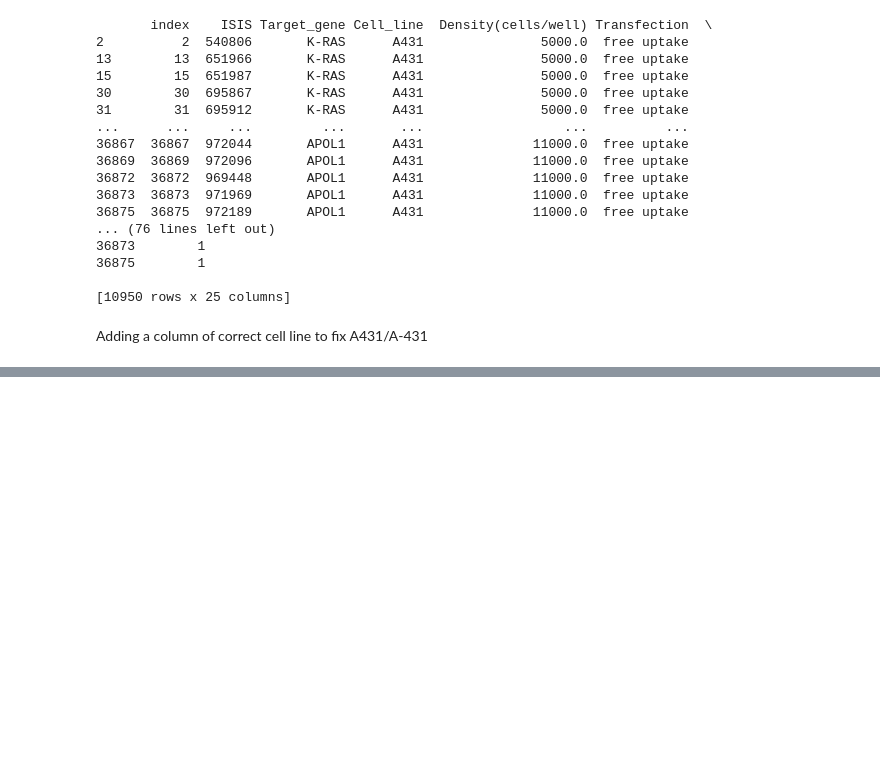
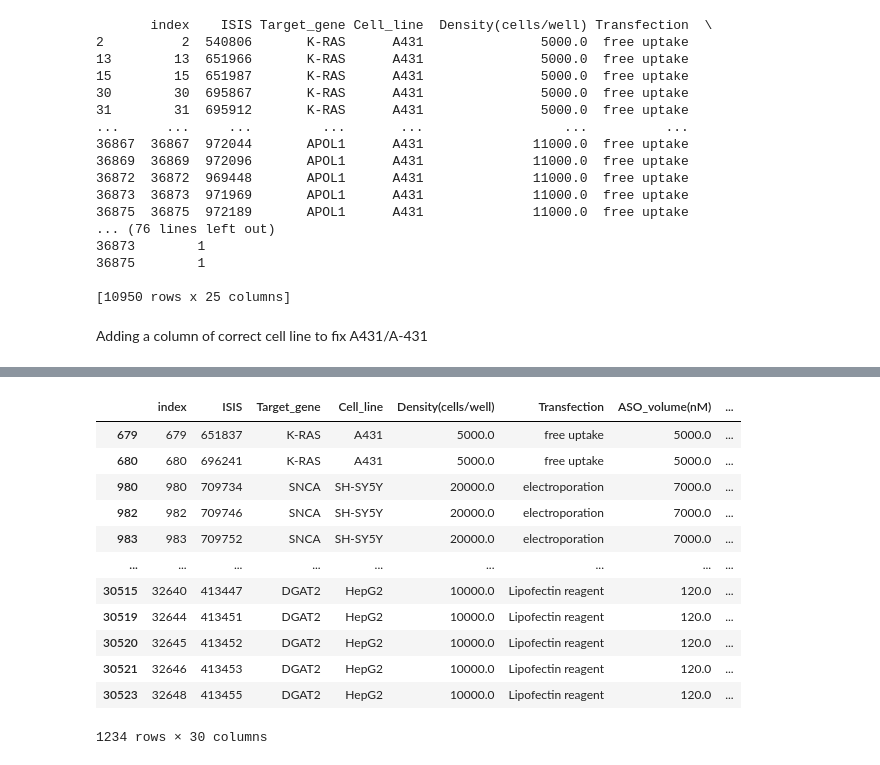
Before and after one commit to RedPenguin100/ASOdesign, a Jupyter notebook: scripts/data_genertion/validating_data.ipynb, the cells around one changed output, grey strips where cells are left out. Drawn from its saved outputs; the diff is of its cells as text; code cells hidden in the pictures; blank space fills up the shorter version.

```diff
--- a/scripts/data_genertion/validating_data.ipynb
+++ b/scripts/data_genertion/validating_data.ipynb
@@ -92,0 +131,6 @@ df_ver3.to_csv('data_asoptimizer_updated.csv', index=False)
+# %%
+df_copy['invalidating'] = 0
+df_copy.loc[(df_copy['Cell_line'] == 'LLC-MK2 monkey'), 'invalidating'] = 1
+# %%
+unique_seq = df_copy['Sequence'].unique()
+seq_counts = df_copy['Sequence'].value_counts().reindex(unique_seq, fill_value=0)
@@ -92,0 +199,13 @@ df_ver3.to_csv('data_asoptimizer_updated.csv', index=False)
+# %%
+sequences = unique_seq
+graph = build_similarity_graph(sequences, min_overlap=10)
+groups = find_connected_components(graph, len(sequences))
+
+single_group = []
+
+for group in groups:
+    print("Similar group:")
+    for idx in group:
+        print(f"  {sequences[idx]}")
+        if len(group) == 1:
+            single_group.append(sequences[idx])
@@ -92,0 +250,25 @@ df_ver3.to_csv('data_asoptimizer_updated.csv', index=False)
+# %%
+# Count how many times each sequence appears in the full df_copy
+sequence_counts = df_copy['Sequence'].value_counts()
+
+# Filter sequences in single_group that appear only once
+truly_unique_sequences = [seq for seq in single_group if sequence_counts.get(seq, 0) == 1]
+
+# Create the final filtered DataFrame
+df_final_single_seq = df_copy[df_copy['Sequence'].isin(truly_unique_sequences)]
+# %%
+df_final_single_seq
+# %% [output]
+|  | index | ISIS | Target_gene | Cell_line | Density(cells/well) | Transfection | ASO_volume(nM) | ... |
+| 679 | 679 | 651837 | K-RAS | A431 | 5000.0 | free uptake | 5000.0 | ... |
+| 680 | 680 | 696241 | K-RAS | A431 | 5000.0 | free uptake | 5000.0 | ... |
+| 980 | 980 | 709734 | SNCA | SH-SY5Y | 20000.0 | electroporation | 7000.0 | ... |
+| 982 | 982 | 709746 | SNCA | SH-SY5Y | 20000.0 | electroporation | 7000.0 | ... |
+| 983 | 983 | 709752 | SNCA | SH-SY5Y | 20000.0 | electroporation | 7000.0 | ... |
+| ... | ... | ... | ... | ... | ... | ... | ... | ... |
+| 30515 | 32640 | 413447 | DGAT2 | HepG2 | 10000.0 | Lipofectin reagent | 120.0 | ... |
+| 30519 | 32644 | 413451 | DGAT2 | HepG2 | 10000.0 | Lipofectin reagent | 120.0 | ... |
+| 30520 | 32645 | 413452 | DGAT2 | HepG2 | 10000.0 | Lipofectin reagent | 120.0 | ... |
+| 30521 | 32646 | 413453 | DGAT2 | HepG2 | 10000.0 | Lipofectin reagent | 120.0 | ... |
+| 30523 | 32648 | 413455 | DGAT2 | HepG2 | 10000.0 | Lipofectin reagent | 120.0 | ... |
+1234 rows × 30 columns
```
Also changed, not shown: parts of 27 cells of this notebook, 1 other file.
